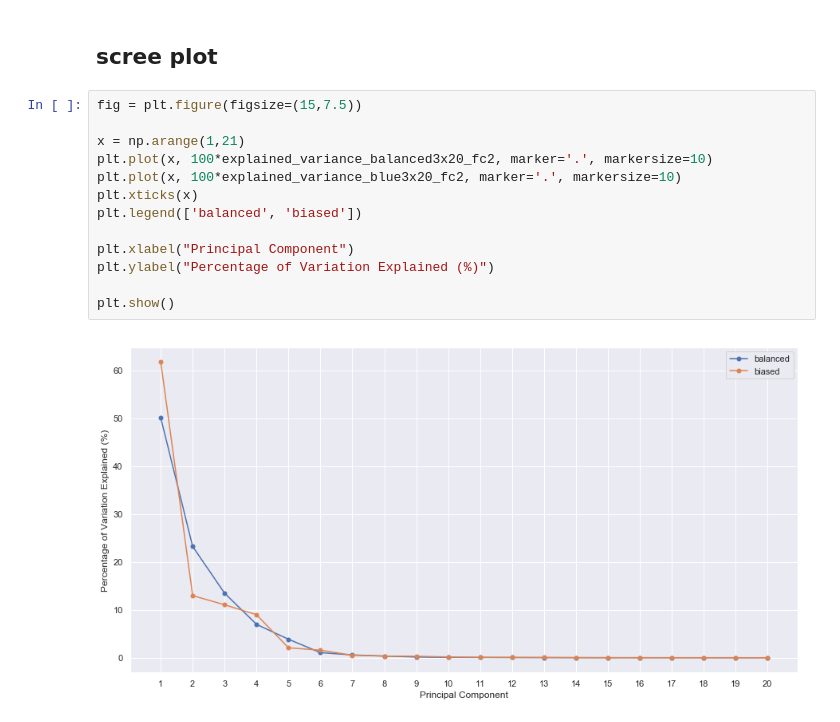
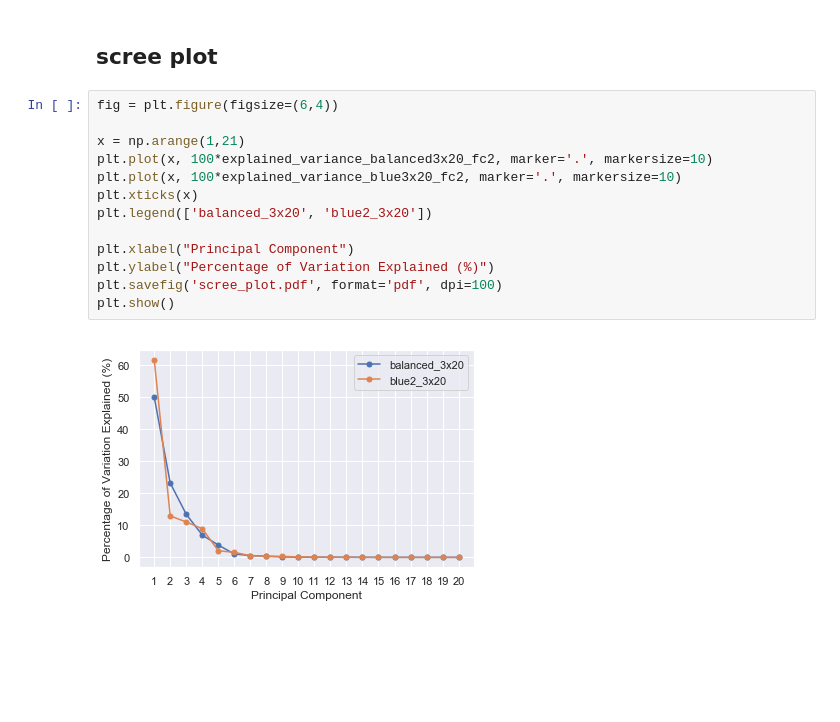
Before and after one commit to kkessel/cs231n-project, a Jupyter notebook: Process CAVs for Verification.ipynb, the cells around one changed output. Cells and saved outputs as stored; diff of their text form; blank space fills up the shorter version.

Commit message:
Updates notebooks and plots

```diff
--- a/Process CAVs for Verification.ipynb
+++ b/Process CAVs for Verification.ipynb
@@ -197,17 +197,17 @@ array([ 0.        ,  0.02626035,  0.16567832, -0.09166782,  0.03655415,
 # %% [markdown]
 ## scree plot
 # %%
-fig = plt.figure(figsize=(15,7.5))
+fig = plt.figure(figsize=(6,4))
 
 x = np.arange(1,21)
 plt.plot(x, 100*explained_variance_balanced3x20_fc2, marker='.', markersize=10)
 plt.plot(x, 100*explained_variance_blue3x20_fc2, marker='.', markersize=10)
 plt.xticks(x)
-plt.legend(['balanced', 'biased'])
+plt.legend(['balanced_3x20', 'blue2_3x20'])
 
 plt.xlabel("Principal Component")
 plt.ylabel("Percentage of Variation Explained (%)")
-
+plt.savefig('scree_plot.pdf', format='pdf', dpi=100)
 plt.show()
 # %% [output]
-[figure, old version]
+[figure, new version]
```
Also changed, not shown: 13 other files.
